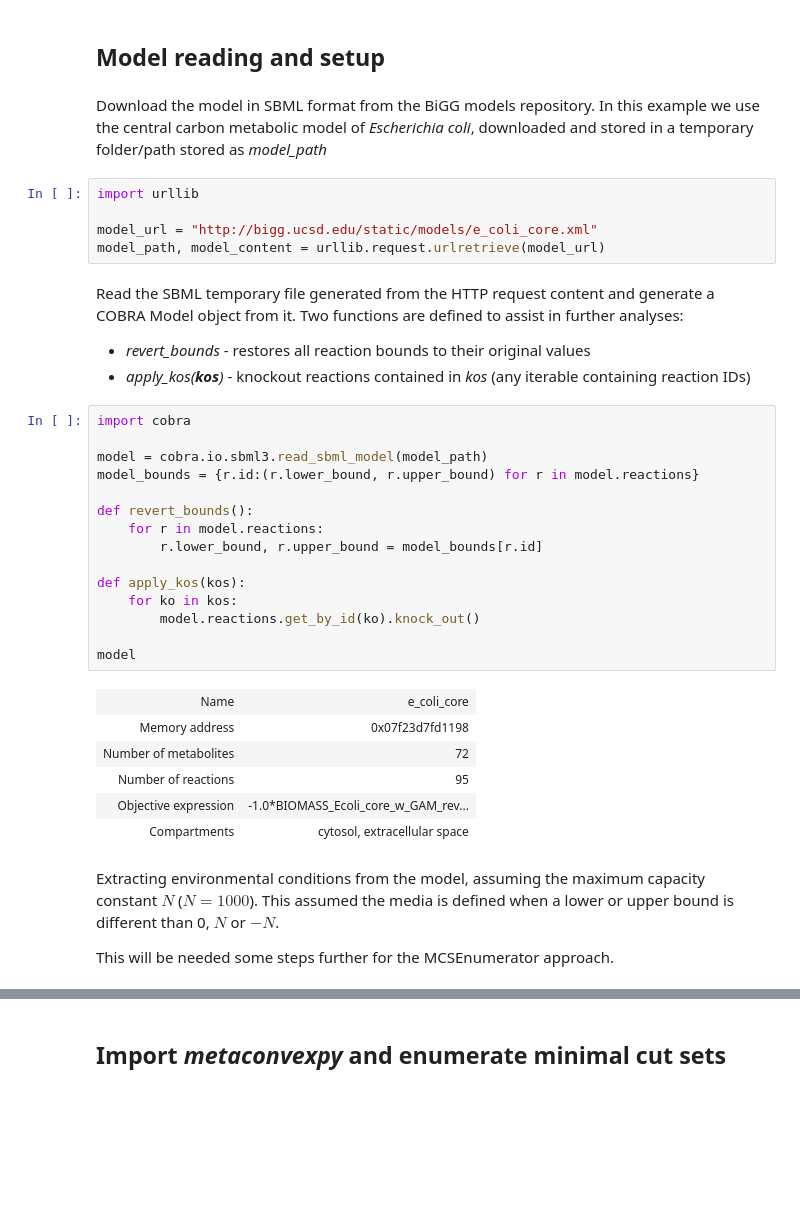
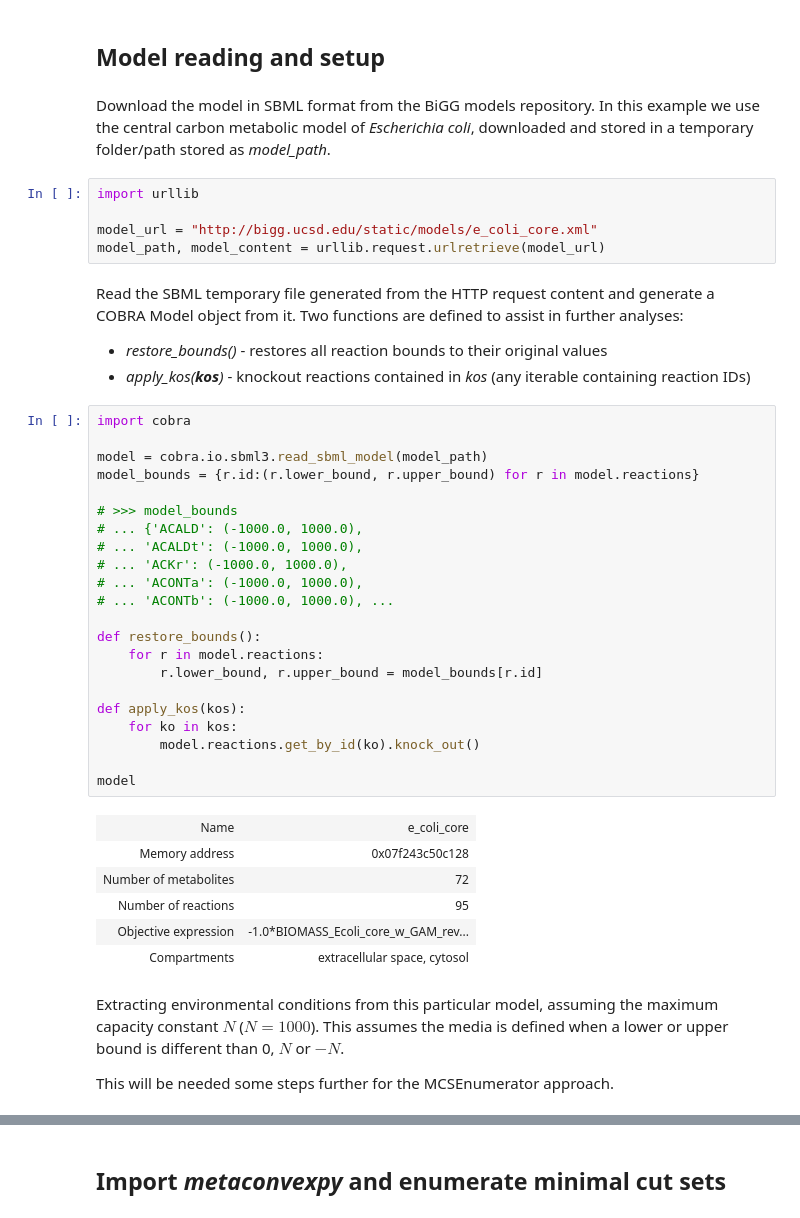
Before and after one commit to BioSystemsUM/cobamp, a Jupyter notebook: MCS enumeration in the ecoli_core_model.ipynb, the cells around one changed output, grey strips where cells are left out. Drawn from its saved outputs; the diff is of its cells as text; blank space fills up the shorter version.

```diff
--- a/MCS enumeration in the ecoli_core_model.ipynb
+++ b/MCS enumeration in the ecoli_core_model.ipynb
@@ -5,7 +5,7 @@ This notebook provides an example on how to use *metaconvexpy* to calculate mini
 # %% [markdown]
 ## Model reading and setup
 # %% [markdown]
-Download the model in SBML format from the BiGG models repository. In this example we use the central carbon metabolic model of *Escherichia coli*, downloaded and stored in a temporary folder/path stored as *model_path*
+Download the model in SBML format from the BiGG models repository. In this example we use the central carbon metabolic model of *Escherichia coli*, downloaded and stored in a temporary folder/path stored as *model_path*.
 # %%
 import urllib
 
@@ -13,32 +13,39 @@ model_url = "http://bigg.ucsd.edu/static/models/e_coli_core.xml"
 model_path, model_content = urllib.request.urlretrieve(model_url)
 # %% [markdown]
 Read the SBML temporary file generated from the HTTP request content and generate a COBRA Model object from it. Two functions are defined to assist in further analyses:
-* *revert_bounds* - restores all reaction bounds to their original values
+* *restore_bounds()* - restores all reaction bounds to their original values
 * *apply_kos(**kos**)* - knockout reactions contained in *kos* (any iterable containing reaction IDs)
 # %%
 import cobra
 
 model = cobra.io.sbml3.read_sbml_model(model_path)
 model_bounds = {r.id:(r.lower_bound, r.upper_bound) for r in model.reactions}
 
-def revert_bounds():
+# >>> model_bounds
+# ... {'ACALD': (-1000.0, 1000.0),
+# ... 'ACALDt': (-1000.0, 1000.0),
+# ... 'ACKr': (-1000.0, 1000.0),
+# ... 'ACONTa': (-1000.0, 1000.0),
+# ... 'ACONTb': (-1000.0, 1000.0), ...
+
+def restore_bounds():
     for r in model.reactions:
         r.lower_bound, r.upper_bound = model_bounds[r.id]
 
 def apply_kos(kos):
     for ko in kos:
         model.reactions.get_by_id(ko).knock_out()
 
 model
 # %% [output]
 | Name | e_coli_core |
-| Memory address | 0x07f23d7fd1198 |
+| Memory address | 0x07f243c50c128 |
 | Number of metabolites | 72 |
 | Number of reactions | 95 |
 | Objective expression | -1.0*BIOMASS_Ecoli_core_w_GAM_rev... |
-| Compartments | cytosol, extracellular space |
+| Compartments | extracellular space, cytosol |
 # %% [markdown]
-Extracting environmental conditions from the model, assuming the maximum capacity constant $N$ ($N=1000$). This assumed the media is defined when a lower or upper bound is different than 0, $N$ or $-N$.
+Extracting environmental conditions from this particular model, assuming the maximum capacity constant $N$ ($N=1000$). This assumes the media is defined when a lower or upper bound is different than 0, $N$ or $-N$.
 
 This will be needed some steps further for the MCSEnumerator approach.
 # %%
```
Also changed, not shown: parts of 17 cells of this notebook, 2 other files.
